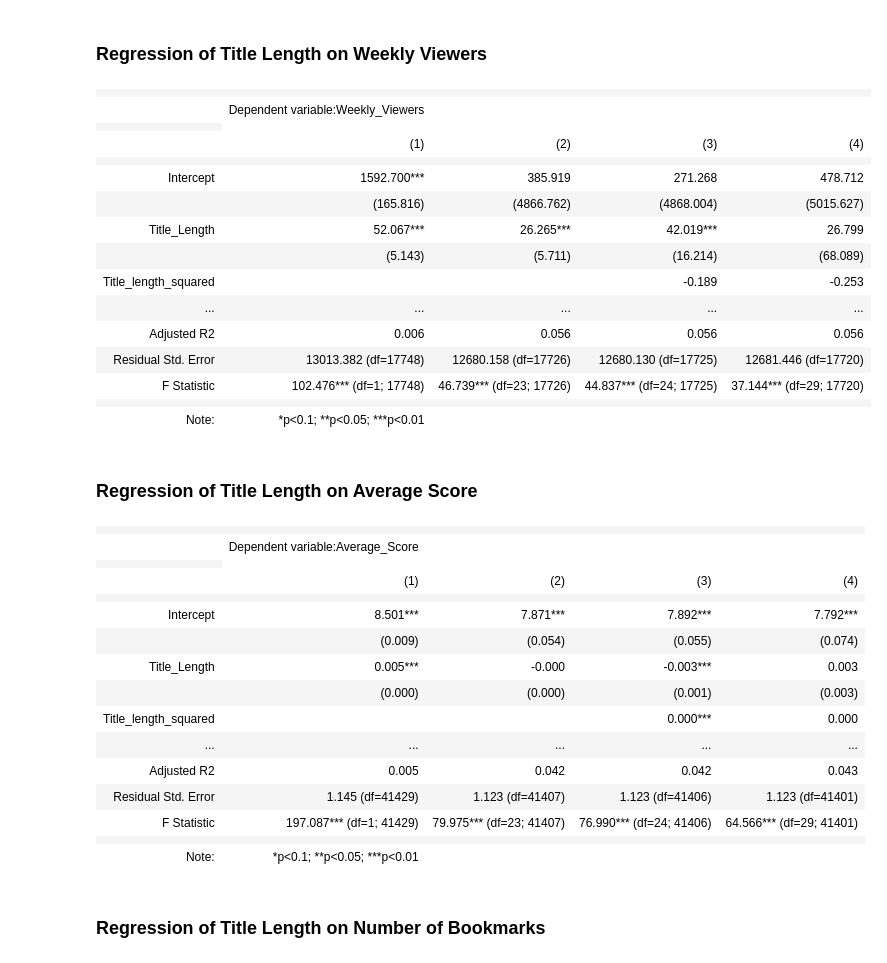
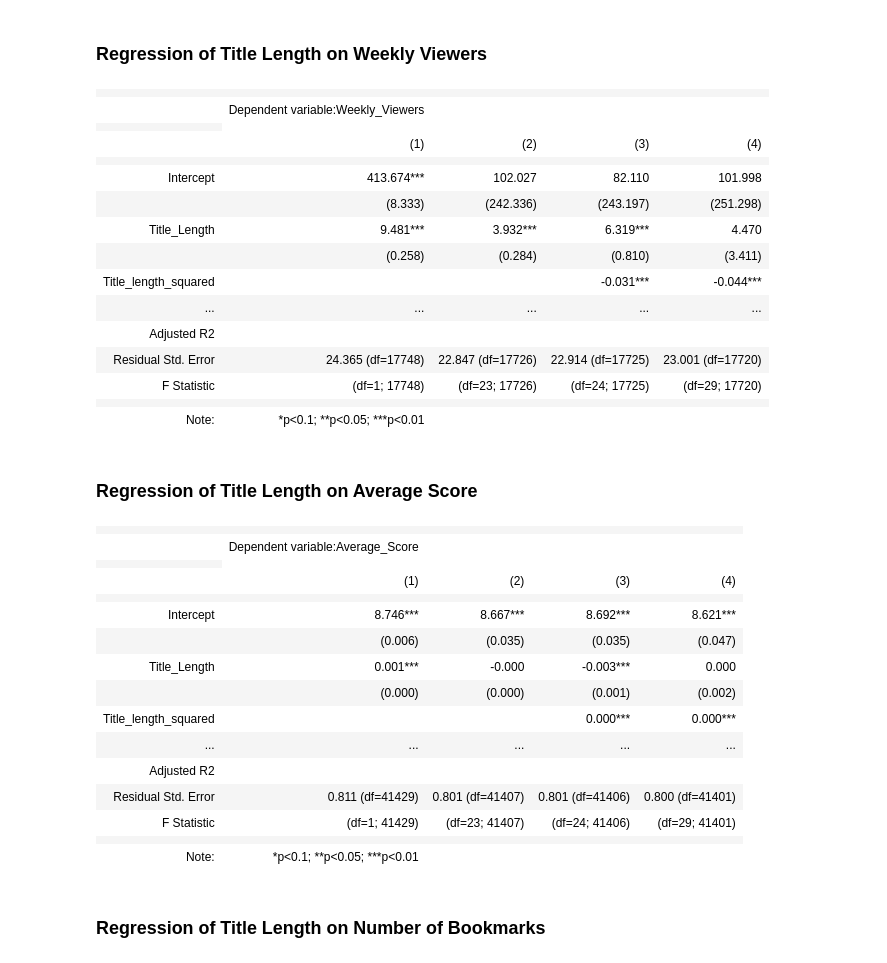
Before and after one commit to fangevalee/Portfolio, a Jupyter notebook: WebNovel/Web Novel Regression Analysis.ipynb, the cells around one changed output. Drawn from its saved outputs; the diff is of its cells as text; code cells hidden in the pictures.

```diff
--- a/WebNovel/Web Novel Regression Analysis.ipynb
+++ b/WebNovel/Web Novel Regression Analysis.ipynb
@@ -167,35 +140,35 @@ df1['tlength_scifi'] = df1['Title_Length']*df1['Sci_fi']
 # %%
 df2 = df1[df1['Weekly_Viewers'] > 100]
 
-model1 = ols('Weekly_Viewers ~ Title_Length',data=df2).fit()
-model2 = ols('Weekly_Viewers ~ Title_Length + Fantasy + Literature + Non_genre + Romance + Sci_fi + C(Year) + Parts + Complete + No_update',data=df2).fit()
-model3 = ols('Weekly_Viewers ~ Title_Length + np.power(Title_Length, 2) + Fantasy + Literature + Non_genre + Romance + Sci_fi + C(Year) + Parts + Complete + No_update',data=df2).fit()
-model4 = ols('Weekly_Viewers ~ Title_Length + np.power(Title_Length, 2) + Fantasy + Literature + Non_genre + Romance + Sci_fi + C(Year) + Parts + Complete + No_update + tlength_fantasy + tlength_literature + tlength_nongenre + tlength_romance + tlength_scifi',data=df2).fit()
+model1 = rlm('Weekly_Viewers ~ Title_Length',data=df2).fit()
+model2 = rlm('Weekly_Viewers ~ Title_Length + Fantasy + Literature + Non_genre + Romance + Sci_fi + C(Year) + Parts + Complete + No_update',data=df2).fit()
+model3 = rlm('Weekly_Viewers ~ Title_Length + np.power(Title_Length, 2) + Fantasy + Literature + Non_genre + Romance + Sci_fi + C(Year) + Parts + Complete + No_update',data=df2).fit()
+model4 = rlm('Weekly_Viewers ~ Title_Length + np.power(Title_Length, 2) + Fantasy + Literature + Non_genre + Romance + Sci_fi + C(Year) + Parts + Complete + No_update + tlength_fantasy + tlength_literature + tlength_nongenre + tlength_romance + tlength_scifi',data=df2).fit()
 
 stargazer = Stargazer([model1, model2, model3, model4])
 stargazer.rename_covariates({'np.power(Title_Length, 2)': 'Title_length_squared',
                              'tlength_fantasy': 'Title length x Fantasy',
                              'tlength_literature': 'Title length x Literature',
                              'tlength_nongenre': 'Title length x Non-genre',
                              'tlength_romance': 'Title length x Romance',
                              'tlength_scifi': 'Title length x Sci-fi'})
 stargazer.covariate_order(['Intercept','Title_Length','np.power(Title_Length, 2)','Fantasy','Literature','Non_genre','Romance','Sci_fi','tlength_fantasy','tlength_literature','tlength_nongenre','tlength_romance','tlength_scifi','Parts','Complete','No_update'])
 HTML(stargazer.render_html())
 # %% [output]
 |  |  |  |  |  |
 |  | Dependent variable:Weekly_Viewers |  |  |  |
 |  |
 |  | (1) | (2) | (3) | (4) |
 |  |  |  |  |  |
-| Intercept | 1592.700*** | 385.919 | 271.268 | 478.712 |
-|  | (165.816) | (4866.762) | (4868.004) | (5015.627) |
-| Title_Length | 52.067*** | 26.265*** | 42.019*** | 26.799 |
-|  | (5.143) | (5.711) | (16.214) | (68.089) |
-| Title_length_squared |  |  | -0.189 | -0.253 |
+| Intercept | 413.674*** | 102.027 | 82.110 | 101.998 |
+|  | (8.333) | (242.336) | (243.197) | (251.298) |
+| Title_Length | 9.481*** | 3.932*** | 6.319*** | 4.470 |
+|  | (0.258) | (0.284) | (0.810) | (3.411) |
+| Title_length_squared |  |  | -0.031*** | -0.044*** |
 | ... | ... | ... | ... | ... |
-| Adjusted R2 | 0.006 | 0.056 | 0.056 | 0.056 |
-| Residual Std. Error | 13013.382 (df=17748) | 12680.158 (df=17726) | 12680.130 (df=17725) | 12681.446 (df=17720) |
-| F Statistic | 102.476*** (df=1; 17748) | 46.739*** (df=23; 17726) | 44.837*** (df=24; 17725) | 37.144*** (df=29; 17720) |
+| Adjusted R2 |  |  |  |  |
+| Residual Std. Error | 24.365 (df=17748) | 22.847 (df=17726) | 22.914 (df=17725) | 23.001 (df=17720) |
+| F Statistic | (df=1; 17748) | (df=23; 17726) | (df=24; 17725) | (df=29; 17720) |
 |  |  |  |  |  |
 | Note: | *p<0.1; **p<0.05; ***p<0.01 |  |  |  |
 # %% [markdown]
@@ -203,10 +176,10 @@ HTML(stargazer.render_html())
 
 ### Regression of Title Length on Average Score
 # %%
-model5 = ols('Average_Score ~ Title_Length',data=df1).fit()
-model6 = ols('Average_Score ~ Title_Length + Fantasy + Literature + Non_genre + Romance + Sci_fi + C(Year) + Parts + Complete + No_update',data=df1).fit()
-model7 = ols('Average_Score ~ Title_Length + np.power(Title_Length, 2) + Fantasy + Literature + Non_genre + Romance + Sci_fi + C(Year) + Parts + Complete + No_update',data=df1).fit()
-model8 = ols('Average_Score ~ Title_Length + np.power(Title_Length, 2) + Fantasy + Literature + Non_genre + Romance + Sci_fi + C(Year) + Parts + Complete + No_update + tlength_fantasy + tlength_literature + tlength_nongenre + tlength_romance + tlength_scifi',data=df1).fit()
+model5 = rlm('Average_Score ~ Title_Length',data=df1).fit()
+model6 = rlm('Average_Score ~ Title_Length + Fantasy + Literature + Non_genre + Romance + Sci_fi + C(Year) + Parts + Complete + No_update',data=df1).fit()
+model7 = rlm('Average_Score ~ Title_Length + np.power(Title_Length, 2) + Fantasy + Literature + Non_genre + Romance + Sci_fi + C(Year) + Parts + Complete + No_update',data=df1).fit()
+model8 = rlm('Average_Score ~ Title_Length + np.power(Title_Length, 2) + Fantasy + Literature + Non_genre + Romance + Sci_fi + C(Year) + Parts + Complete + No_update + tlength_fantasy + tlength_literature + tlength_nongenre + tlength_romance + tlength_scifi',data=df1).fit()
 
 stargazer = Stargazer([model5, model6, model7, model8])
 stargazer.rename_covariates({'np.power(Title_Length, 2)': 'Title_length_squared',
@@ -223,15 +196,15 @@ HTML(stargazer.render_html())
 |  |
 |  | (1) | (2) | (3) | (4) |
 |  |  |  |  |  |
-| Intercept | 8.501*** | 7.871*** | 7.892*** | 7.792*** |
-|  | (0.009) | (0.054) | (0.055) | (0.074) |
-| Title_Length | 0.005*** | -0.000 | -0.003*** | 0.003 |
-|  | (0.000) | (0.000) | (0.001) | (0.003) |
-| Title_length_squared |  |  | 0.000*** | 0.000 |
+| Intercept | 8.746*** | 8.667*** | 8.692*** | 8.621*** |
+|  | (0.006) | (0.035) | (0.035) | (0.047) |
+| Title_Length | 0.001*** | -0.000 | -0.003*** | 0.000 |
+|  | (0.000) | (0.000) | (0.001) | (0.002) |
+| Title_length_squared |  |  | 0.000*** | 0.000*** |
 | ... | ... | ... | ... | ... |
-| Adjusted R2 | 0.005 | 0.042 | 0.042 | 0.043 |
-| Residual Std. Error | 1.145 (df=41429) | 1.123 (df=41407) | 1.123 (df=41406) | 1.123 (df=41401) |
-| F Statistic | 197.087*** (df=1; 41429) | 79.975*** (df=23; 41407) | 76.990*** (df=24; 41406) | 64.566*** (df=29; 41401) |
+| Adjusted R2 |  |  |  |  |
+| Residual Std. Error | 0.811 (df=41429) | 0.801 (df=41407) | 0.801 (df=41406) | 0.800 (df=41401) |
+| F Statistic | (df=1; 41429) | (df=23; 41407) | (df=24; 41406) | (df=29; 41401) |
 |  |  |  |  |  |
 | Note: | *p<0.1; **p<0.05; ***p<0.01 |  |  |  |
 # %% [markdown]
```
Also changed, not shown: parts of 13 cells of this notebook.
